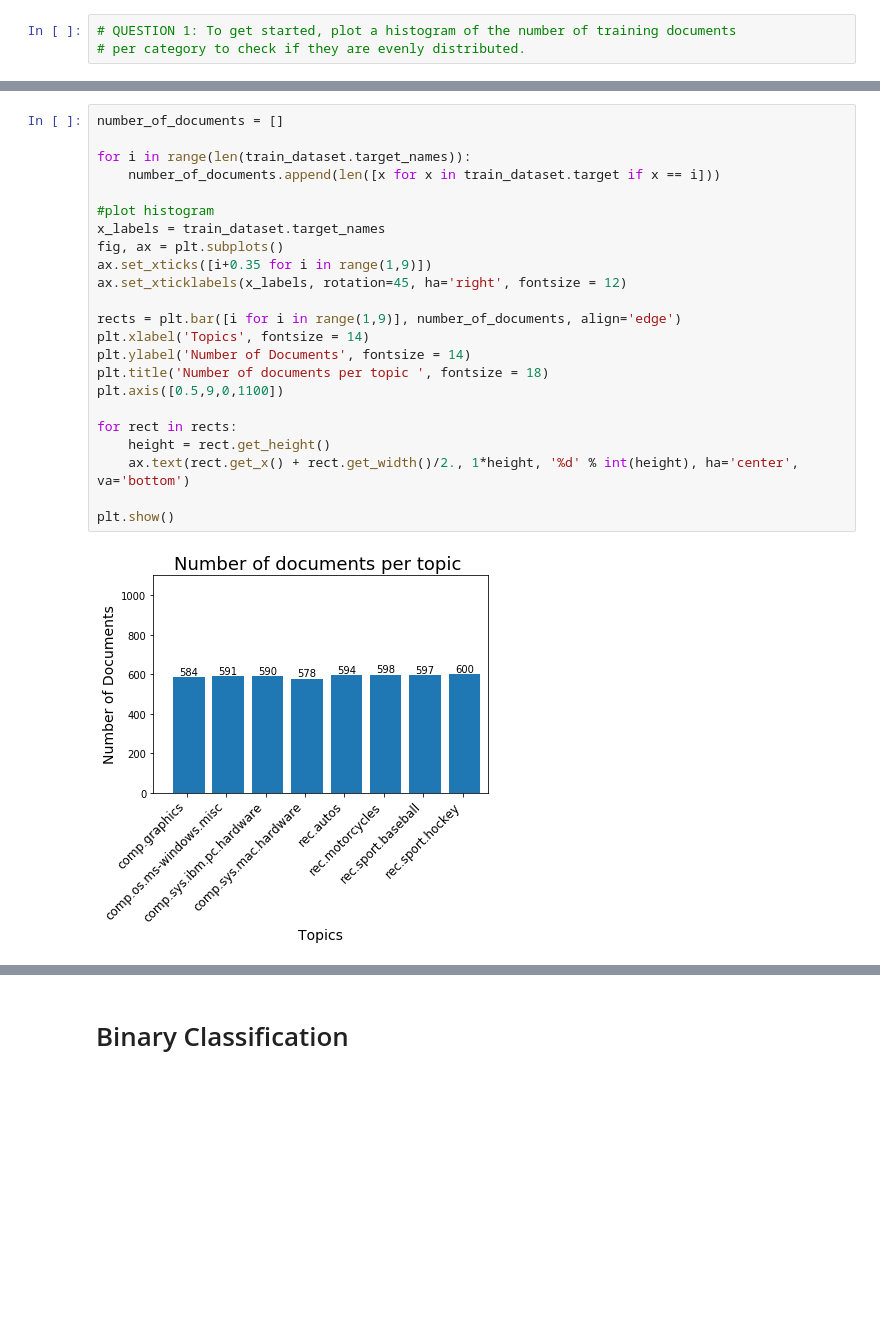
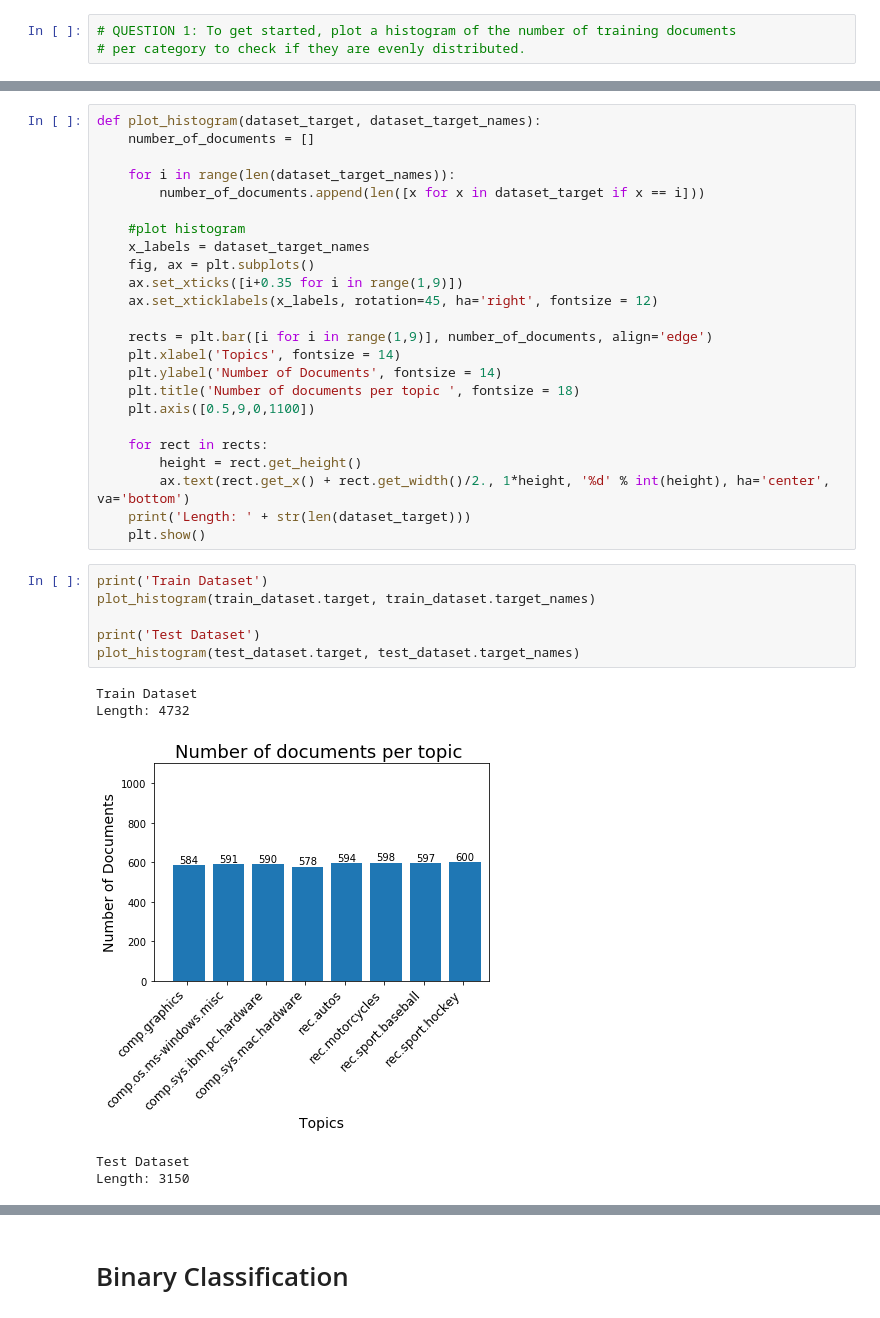
Before and after one commit to nsnguyen/ECE-219, a Jupyter notebook: project1/Project_1.ipynb, the cells around one changed output, grey strips where cells are left out. Cells and saved outputs as stored; diff of their text form; blank space fills up the shorter version.

```diff
--- a/project1/Project_1.ipynb
+++ b/project1/Project_1.ipynb
@@ -61,25 +90,36 @@ twenty_test = fetch_20newsgroups(subset='test',
 # %%
-number_of_documents = []
+def plot_histogram(dataset_target, dataset_target_names):
+    number_of_documents = []
 
-for i in range(len(train_dataset.target_names)):
-    number_of_documents.append(len([x for x in train_dataset.target if x == i]))
+    for i in range(len(dataset_target_names)):
+        number_of_documents.append(len([x for x in dataset_target if x == i]))
 
-#plot histogram
-x_labels = train_dataset.target_names
-fig, ax = plt.subplots()
-ax.set_xticks([i+0.35 for i in range(1,9)])
-ax.set_xticklabels(x_labels, rotation=45, ha='right', fontsize = 12)
+    #plot histogram
+    x_labels = dataset_target_names
+    fig, ax = plt.subplots()
+    ax.set_xticks([i+0.35 for i in range(1,9)])
+    ax.set_xticklabels(x_labels, rotation=45, ha='right', fontsize = 12)
 
-rects = plt.bar([i for i in range(1,9)], number_of_documents, align='edge')
-plt.xlabel('Topics', fontsize = 14)
-plt.ylabel('Number of Documents', fontsize = 14)
-plt.title('Number of documents per topic ', fontsize = 18)
-plt.axis([0.5,9,0,1100])
+    rects = plt.bar([i for i in range(1,9)], number_of_documents, align='edge')
+    plt.xlabel('Topics', fontsize = 14)
+    plt.ylabel('Number of Documents', fontsize = 14)
+    plt.title('Number of documents per topic ', fontsize = 18)
+    plt.axis([0.5,9,0,1100])
 
-for rect in rects:
-    height = rect.get_height()
-    ax.text(rect.get_x() + rect.get_width()/2., 1*height, '%d' % int(height), ha='center', va='bottom')
-
-plt.show()
+    for rect in rects:
+        height = rect.get_height()
+        ax.text(rect.get_x() + rect.get_width()/2., 1*height, '%d' % int(height), ha='center', va='bottom')
+    print('Length: ' + str(len(dataset_target)))
+    plt.show()
-# %% [output]
-[figure, removed]
+# %%
+print('Train Dataset')
+plot_histogram(train_dataset.target, train_dataset.target_names)
+
+print('Test Dataset')
+plot_histogram(test_dataset.target, test_dataset.target_names)
+# %% [output]
+Train Dataset
+Length: 4732
+[figure, added]
+Test Dataset
+Length: 3150
```
Also changed, not shown: parts of 24 cells of this notebook.
